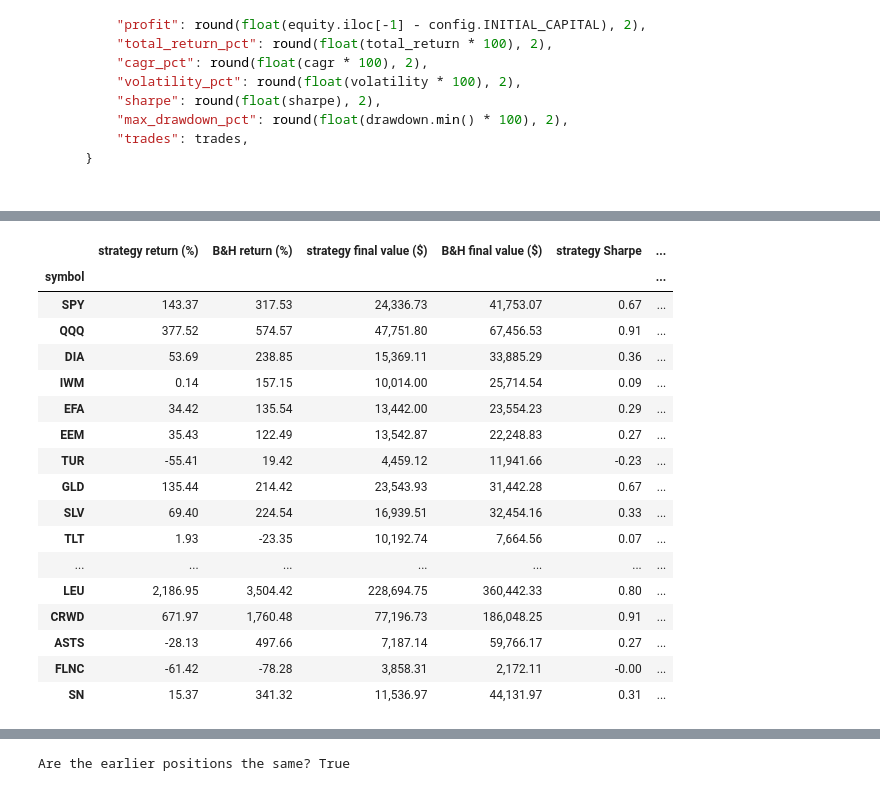
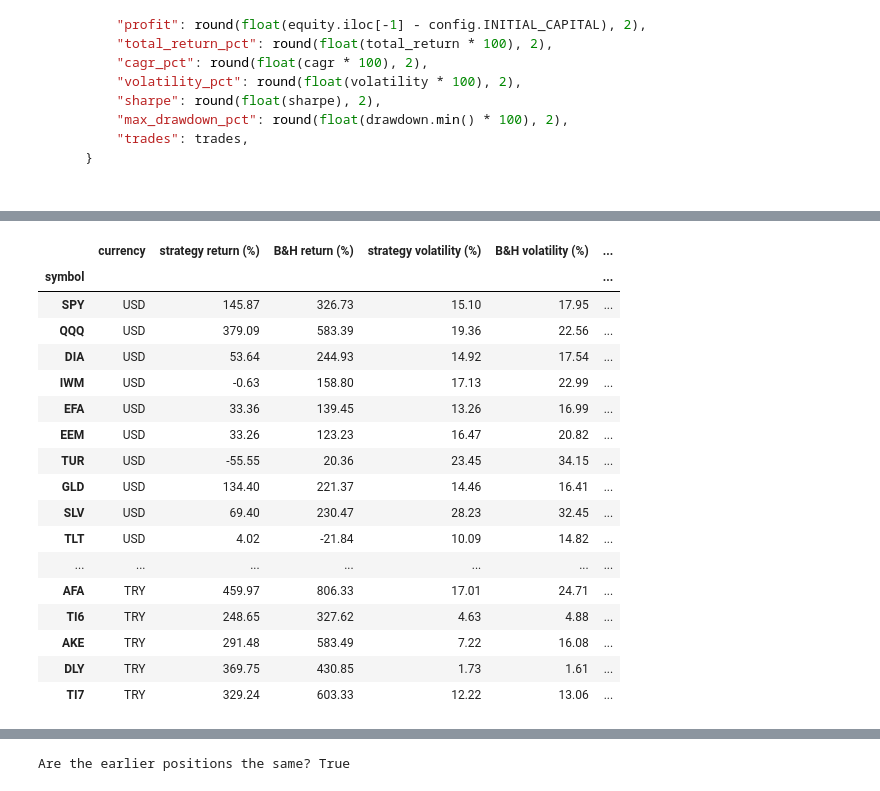
Before and after one commit to OkanOzuAI/etf-database, a Jupyter notebook: notebook/analysis.ipynb, the cells around one changed output, grey strips where cells are left out. Saved outputs shown, nothing was run; the diff lists cells and outputs as text; code cells hidden in the pictures.

````diff
--- a/notebook/analysis.ipynb
+++ b/notebook/analysis.ipynb
@@ -514,0 +852,10 @@ clean_data.main()
+# %%
+# Days that have a price in one market but not in the other, in the period that both markets cover
+us_days = backtest.load_clean("SPY").index
+tr_days = backtest.load_clean("TI2").index
+common_start = max(us_days[0], tr_days[0])
+us_days, tr_days = us_days[us_days >= common_start], tr_days[tr_days >= common_start]
+
+print("Common period starts on            :", common_start.date())
+print("Days with a US price, no Turkish one:", len(us_days.difference(tr_days)))
+print("Days with a Turkish price, no US one:", len(tr_days.difference(us_days)))
@@ -514,0 +872,5 @@ clean_data.main()
+# %%
+spy = backtest.load_clean("SPY")
+print("Return of SPY over the whole period")
+print(f"  from the close (price only)       : {(spy['close'].iloc[-1] / spy['close'].iloc[0] - 1) * 100:7.2f}%")
+print(f"  from the adjusted close (with dividends): {(spy['adj_close'].iloc[-1] / spy['adj_close'].iloc[0] - 1) * 100:7.2f}%")
@@ -514,0 +918,8 @@ clean_data.main()
+# %%
+rate = backtest.load_clean(config.FX_NAME)["adj_close"]  # lira per US dollar
+
+fig, ax = plt.subplots()
+ax.plot(rate.index, rate, color=BLUE, linewidth=1.5)
+ax.set_title("USD/TRY exchange rate: lira per US dollar")
+ax.set_ylabel("Lira")
+plt.show()
@@ -514,0 +928,11 @@ clean_data.main()
+# %%
+# SPY in dollars and in lira. reindex(..., method="ffill") takes the rate of the same day,
+# or the last known rate before it.
+spy_usd = backtest.load_clean("SPY")["adj_close"]
+spy_try = spy_usd * rate.reindex(spy_usd.index, method="ffill")
+
+one_year_ago = spy_usd.index[-1] - pd.DateOffset(years=1)
+print("SPY over the last year")
+print(f"  return in dollars      : {(spy_usd.iloc[-1] / spy_usd.asof(one_year_ago) - 1) * 100:6.2f}%")
+print(f"  change of the dollar   : {(rate.iloc[-1] / rate.asof(one_year_ago) - 1) * 100:6.2f}%")
+print(f"  return in lira         : {(spy_try.iloc[-1] / spy_try.asof(one_year_ago) - 1) * 100:6.2f}%")
@@ -925,45 +1365,44 @@ def analyze(symbol):
 
 ```
 # %%
-# Run the analysis for every symbol and keep the results
+# Run the analysis for every instrument and keep the results
 results = {s: backtest.analyze(s) for s in config.SYMBOLS}
 
-# Comparison table: the strategy and Buy & Hold for every symbol
+# Comparison table: the strategy and Buy & Hold for every instrument (own currency)
 rows = []
 for s, (summary, detail) in results.items():
     strategy, buy_hold = summary["strategy"], summary["buy_hold"]
     rows.append({
         "symbol": s,
+        "currency": summary["currency"],
         "strategy return (%)": strategy["total_return_pct"],
         "B&H return (%)": buy_hold["total_return_pct"],
-        "strategy final value ($)": strategy["final_value"],
-        "B&H final value ($)": buy_hold["final_value"],
-        "strategy Sharpe": strategy["sharpe"],
-        "B&H Sharpe": buy_hold["sharpe"],
+        "strategy volatility (%)": strategy["volatility_pct"],
+        "B&H volatility (%)": buy_hold["volatility_pct"],
         "strategy max drawdown (%)": strategy["max_drawdown_pct"],
         "B&H max drawdown (%)": buy_hold["max_drawdown_pct"],
         "trades": strategy["trades"],
         "winner": "Strategy" if strategy["total_return_pct"] > buy_hold["total_return_pct"] else "Buy & Hold",
         "signal": summary["recommendation"],
     })
 comparison = pd.DataFrame(rows).set_index("symbol")
 comparison
 # %% [output]
-|  | strategy return (%) | B&H return (%) | strategy final value ($) | B&H final value ($) | strategy Sharpe | ... |
+|  | currency | strategy return (%) | B&H return (%) | strategy volatility (%) | B&H volatility (%) | ... |
 | symbol |  |  |  |  |  | ... |
-| SPY | 143.37 | 317.53 | 24,336.73 | 41,753.07 | 0.67 | ... |
-| QQQ | 377.52 | 574.57 | 47,751.80 | 67,456.53 | 0.91 | ... |
-| DIA | 53.69 | 238.85 | 15,369.11 | 33,885.29 | 0.36 | ... |
-| IWM | 0.14 | 157.15 | 10,014.00 | 25,714.54 | 0.09 | ... |
-| EFA | 34.42 | 135.54 | 13,442.00 | 23,554.23 | 0.29 | ... |
-| EEM | 35.43 | 122.49 | 13,542.87 | 22,248.83 | 0.27 | ... |
-| TUR | -55.41 | 19.42 | 4,459.12 | 11,941.66 | -0.23 | ... |
-| GLD | 135.44 | 214.42 | 23,543.93 | 31,442.28 | 0.67 | ... |
-| SLV | 69.40 | 224.54 | 16,939.51 | 32,454.16 | 0.33 | ... |
-| TLT | 1.93 | -23.35 | 10,192.74 | 7,664.56 | 0.07 | ... |
+| SPY | USD | 145.87 | 326.73 | 15.10 | 17.95 | ... |
+| QQQ | USD | 379.09 | 583.39 | 19.36 | 22.56 | ... |
+| DIA | USD | 53.64 | 244.93 | 14.92 | 17.54 | ... |
+| IWM | USD | -0.63 | 158.80 | 17.13 | 22.99 | ... |
+| EFA | USD | 33.36 | 139.45 | 13.26 | 16.99 | ... |
+| EEM | USD | 33.26 | 123.23 | 16.47 | 20.82 | ... |
+| TUR | USD | -55.55 | 20.36 | 23.45 | 34.15 | ... |
+| GLD | USD | 134.40 | 221.37 | 14.46 | 16.41 | ... |
+| SLV | USD | 69.40 | 230.47 | 28.23 | 32.45 | ... |
+| TLT | USD | 4.02 | -21.84 | 10.09 | 14.82 | ... |
 | ... | ... | ... | ... | ... | ... | ... |
-| LEU | 2,186.95 | 3,504.42 | 228,694.75 | 360,442.33 | 0.80 | ... |
-| CRWD | 671.97 | 1,760.48 | 77,196.73 | 186,048.25 | 0.91 | ... |
-| ASTS | -28.13 | 497.66 | 7,187.14 | 59,766.17 | 0.27 | ... |
-| FLNC | -61.42 | -78.28 | 3,858.31 | 2,172.11 | -0.00 | ... |
-| SN | 15.37 | 341.32 | 11,536.97 | 44,131.97 | 0.31 | ... |
+| AFA | TRY | 459.97 | 806.33 | 17.01 | 24.71 | ... |
+| TI6 | TRY | 248.65 | 327.62 | 4.63 | 4.88 | ... |
+| AKE | TRY | 291.48 | 583.49 | 7.22 | 16.08 | ... |
+| DLY | TRY | 369.75 | 430.85 | 1.73 | 1.61 | ... |
+| TI7 | TRY | 329.24 | 603.33 | 12.22 | 13.06 | ... |
````
Also changed, not shown: parts of 117 cells of this notebook, 1 other file.
